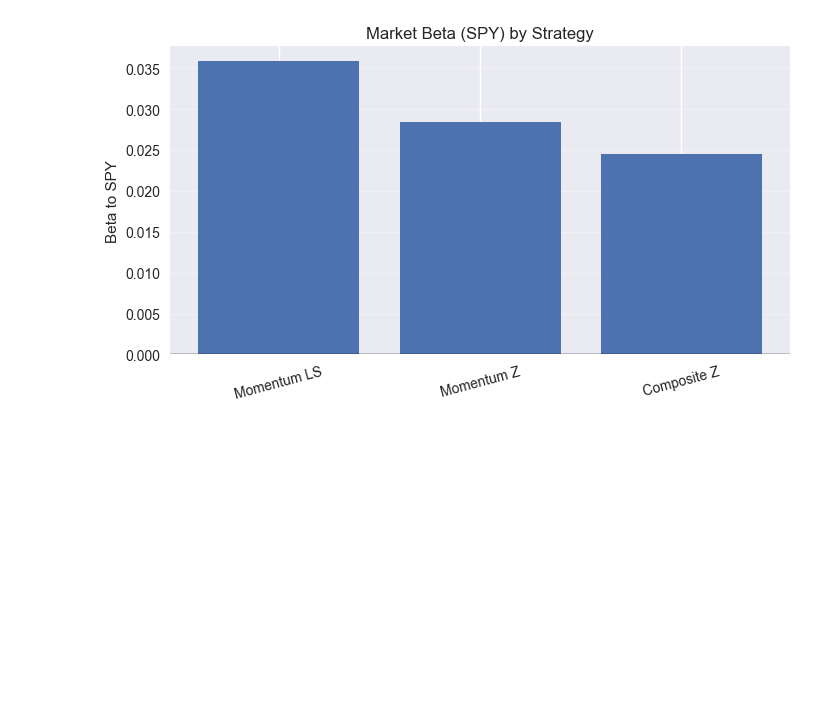
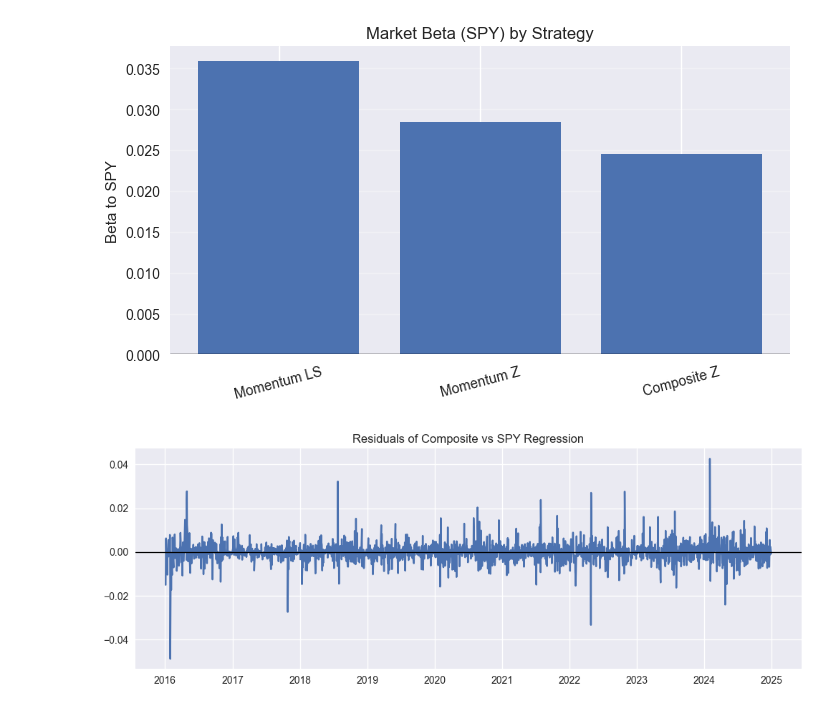
Before and after one commit to ethancyyiu/Factor-Model-Engine, a Jupyter notebook: notebooks/regression.ipynb, the cells around one changed output. Saved outputs shown, nothing was run; the diff lists cells and outputs as text; code cells hidden in the pictures; blank space fills up the shorter version.

Commit message:
added residual graph and fixed tiny bug

```diff
--- a/notebooks/regression.ipynb
+++ b/notebooks/regression.ipynb
@@ -155,3 +155,14 @@ plt.grid(axis="y", alpha=0.3)
 plt.show()
 # %% [output]
 [figure]
+# %%
+residuals = results_comp.resid
+
+plt.figure(figsize=(12, 4))
+plt.plot(residuals)
+plt.title("Residuals of Composite vs SPY Regression")
+plt.axhline(0, color="black", linewidth=1)
+plt.grid(True)
+plt.show()
+# %% [output]
+[figure, added]
```
